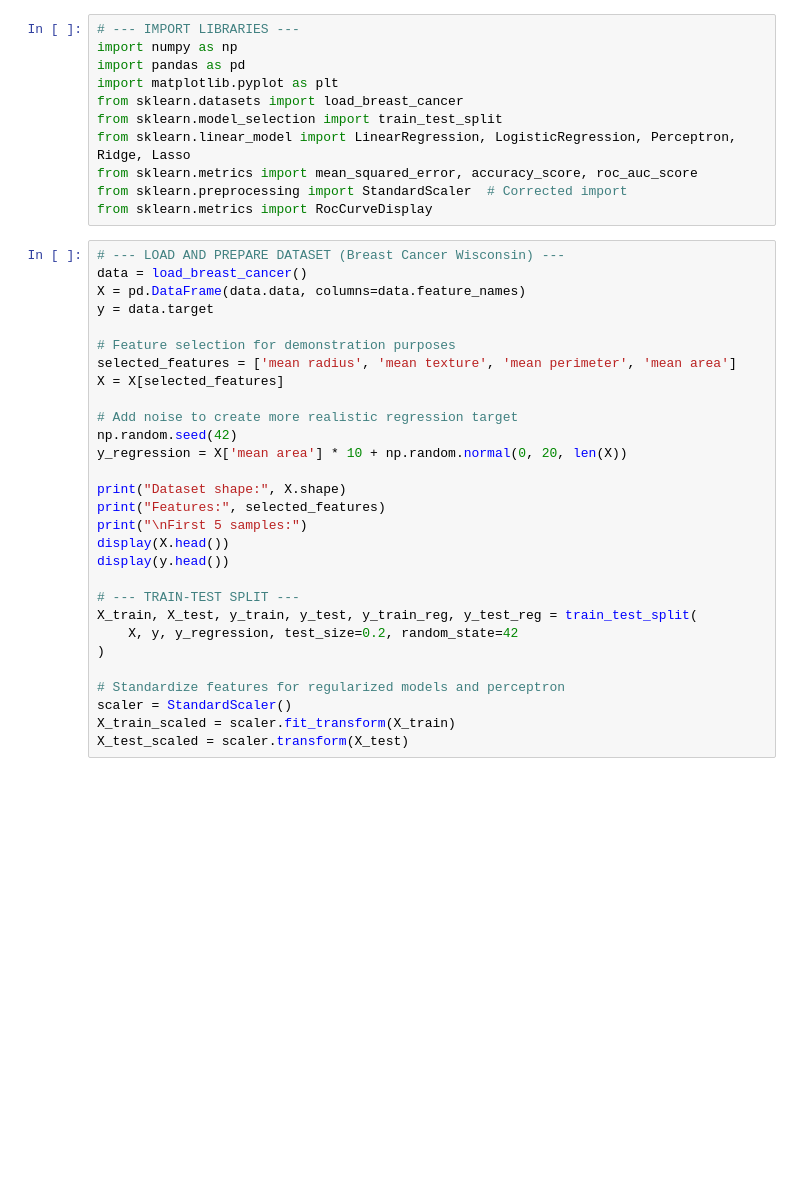
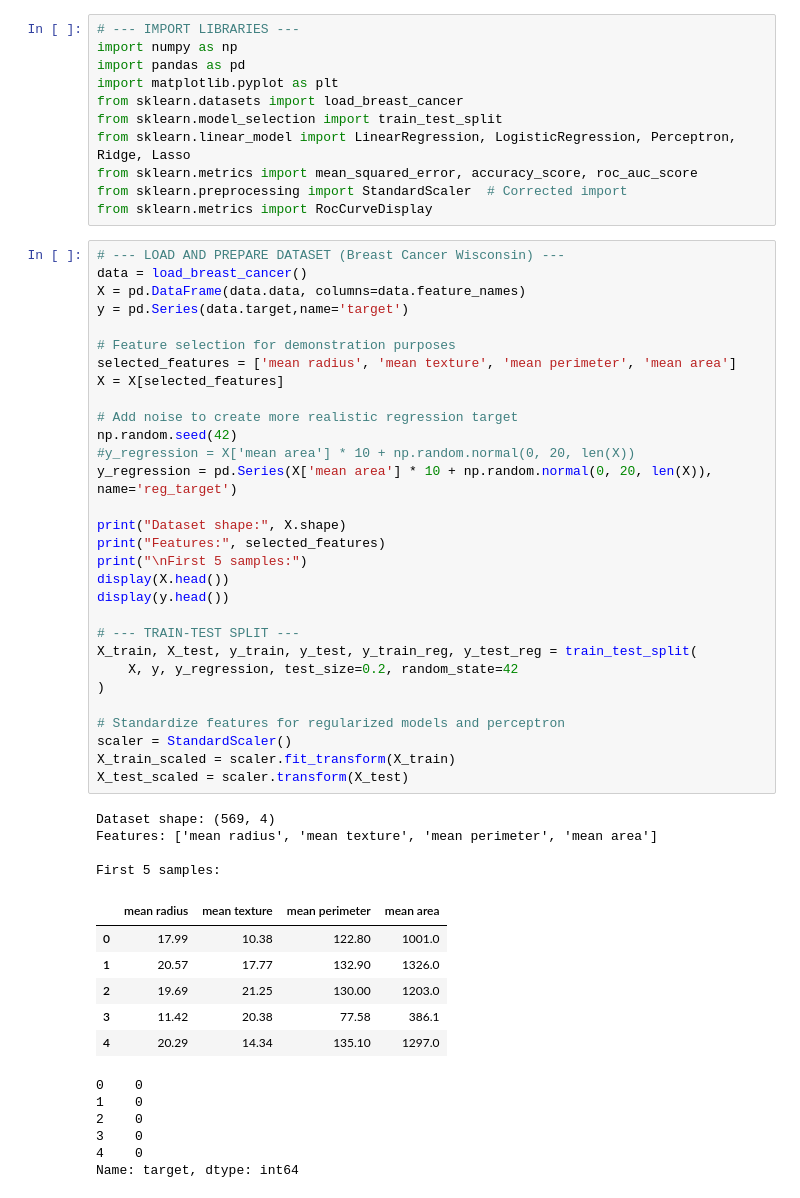
Before and after one commit to WWWccc176/MachineLearning, a Jupyter notebook: MTH129/pptipynb/3 AI_module_Code1.ipynb, the cells around one changed output. Drawn from its saved outputs; the diff is of its cells as text; blank space fills up the shorter version.

```diff
--- a/MTH129/pptipynb/3 AI_module_Code1.ipynb
+++ b/MTH129/pptipynb/3 AI_module_Code1.ipynb
@@ -12,32 +12,50 @@ from sklearn.metrics import RocCurveDisplay
 # %%
 # --- LOAD AND PREPARE DATASET (Breast Cancer Wisconsin) ---
 data = load_breast_cancer()
 X = pd.DataFrame(data.data, columns=data.feature_names)
-y = data.target
+y = pd.Series(data.target,name='target')
 
 # Feature selection for demonstration purposes
 selected_features = ['mean radius', 'mean texture', 'mean perimeter', 'mean area']
 X = X[selected_features]
 
 # Add noise to create more realistic regression target
 np.random.seed(42)
-y_regression = X['mean area'] * 10 + np.random.normal(0, 20, len(X))
+#y_regression = X['mean area'] * 10 + np.random.normal(0, 20, len(X))
+y_regression = pd.Series(X['mean area'] * 10 + np.random.normal(0, 20, len(X)), name='reg_target')
 
 print("Dataset shape:", X.shape)
 print("Features:", selected_features)
 print("\nFirst 5 samples:")
 display(X.head())
 display(y.head())
 
 # --- TRAIN-TEST SPLIT ---
 X_train, X_test, y_train, y_test, y_train_reg, y_test_reg = train_test_split(
     X, y, y_regression, test_size=0.2, random_state=42
 )
 
 # Standardize features for regularized models and perceptron
 scaler = StandardScaler()
 X_train_scaled = scaler.fit_transform(X_train)
 X_test_scaled = scaler.transform(X_test)
+# %% [output]
+Dataset shape: (569, 4)
+Features: ['mean radius', 'mean texture', 'mean perimeter', 'mean area']
+
+First 5 samples:
+|  | mean radius | mean texture | mean perimeter | mean area |
+| 0 | 17.99 | 10.38 | 122.80 | 1001.0 |
+| 1 | 20.57 | 17.77 | 132.90 | 1326.0 |
+| 2 | 19.69 | 21.25 | 130.00 | 1203.0 |
+| 3 | 11.42 | 20.38 | 77.58 | 386.1 |
+| 4 | 20.29 | 14.34 | 135.10 | 1297.0 |
+0    0
+1    0
+2    0
+3    0
+4    0
+Name: target, dtype: int64
 # %%
 # ====================================================================
 # 1. ORDINARY LEAST SQUARES (OLS) REGRESSION
```
Also changed, not shown: parts of 6 cells of this notebook, 5 other files.
